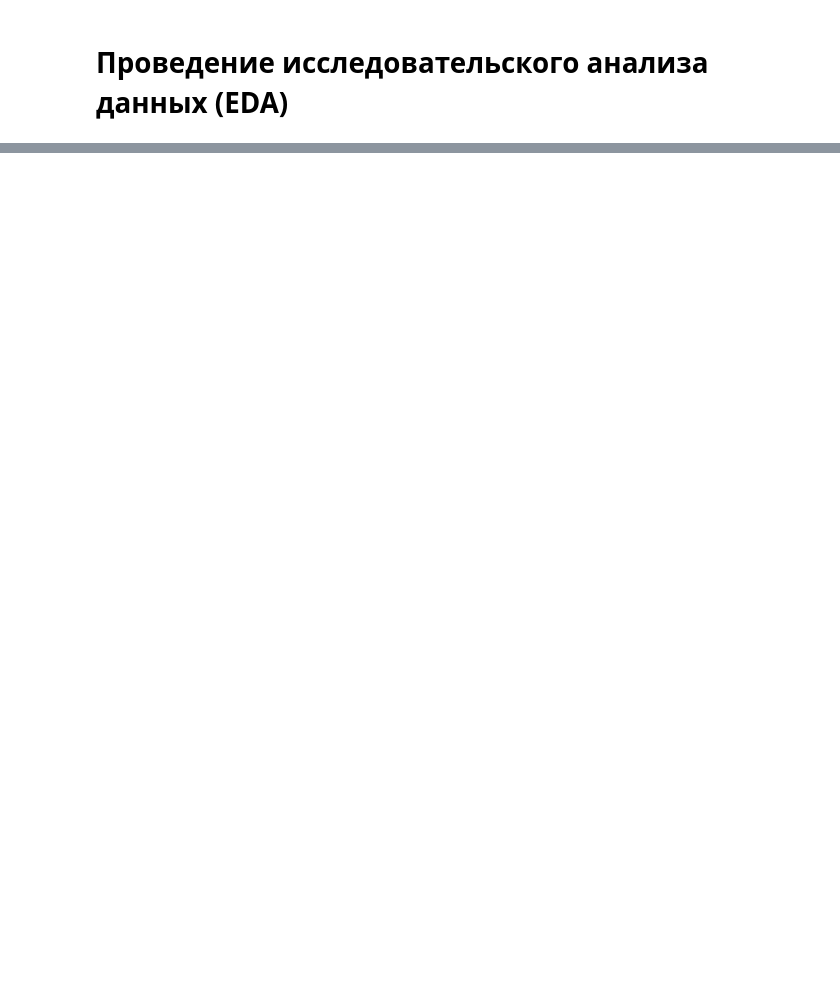
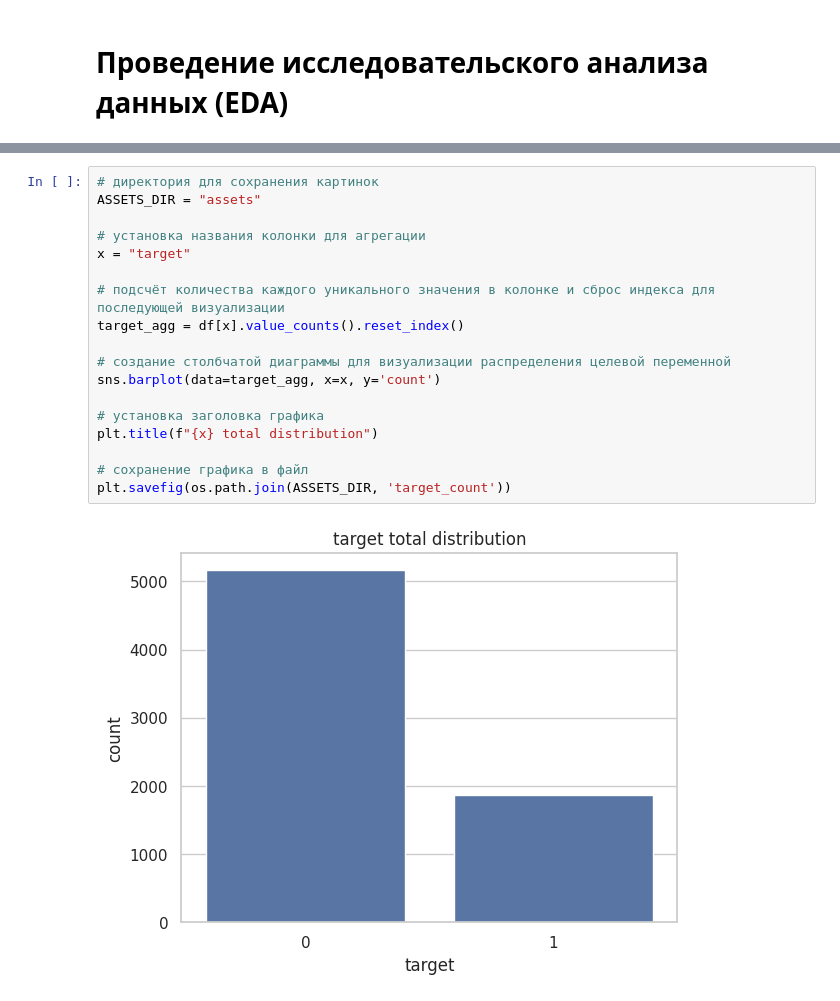
Before and after one commit to darthKwisatzHaderach/mle-mlflow, a Jupyter notebook: users_churn_EDA.ipynb, the cells around one changed output, grey strips where cells are left out. Drawn from its saved outputs; the diff is of its cells as text; blank space fills up the shorter version.

```diff
--- a/users_churn_EDA.ipynb
+++ b/users_churn_EDA.ipynb
@@ -37,0 +219,20 @@ df.shape
+# %%
+# директория для сохранения картинок
+ASSETS_DIR = "assets"
+
+# установка названия колонки для агрегации
+x = "target"
+
+# подсчёт количества каждого уникального значения в колонке и сброс индекса для последующей визуализации
+target_agg = df[x].value_counts().reset_index()
+
+# создание столбчатой диаграммы для визуализации распределения целевой переменной
+sns.barplot(data=target_agg, x=x, y='count')
+
+# установка заголовка графика
+plt.title(f"{x} total distribution")
+
+# сохранение графика в файл
+plt.savefig(os.path.join(ASSETS_DIR, 'target_count'))
+# %% [output]
+[figure, added]
```
Also changed, not shown: parts of 18 cells of this notebook, 7 other files.
